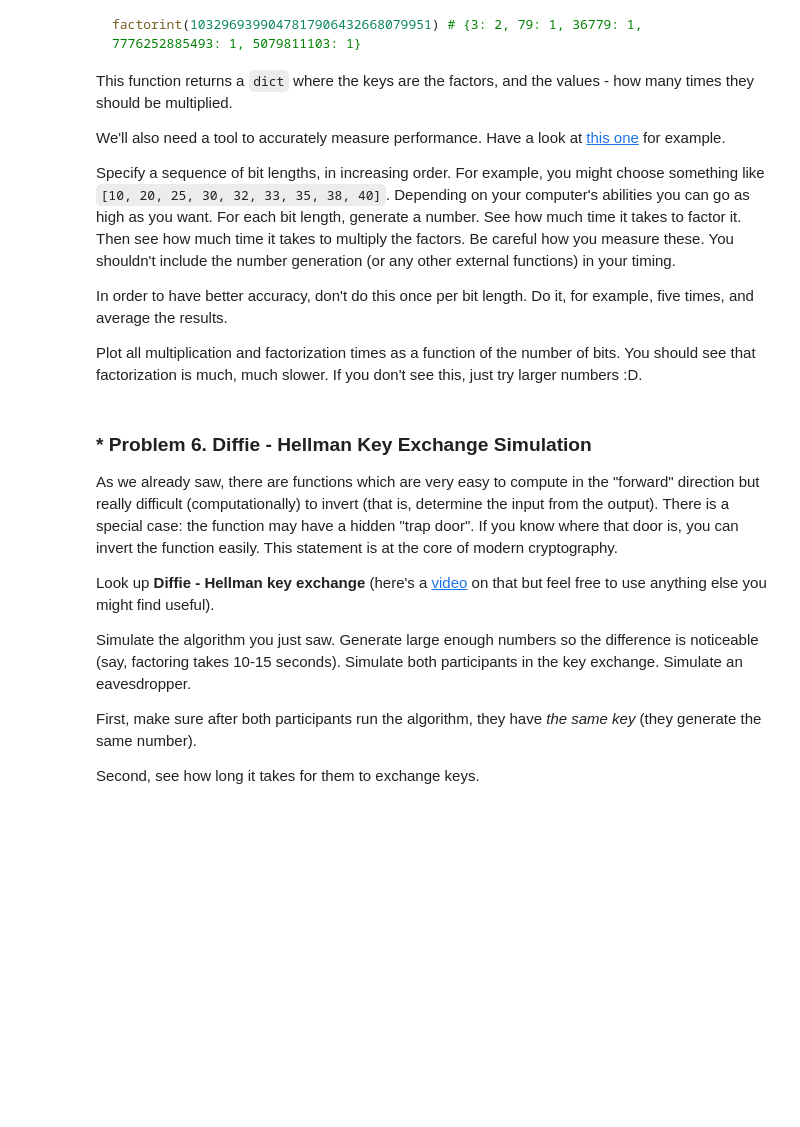
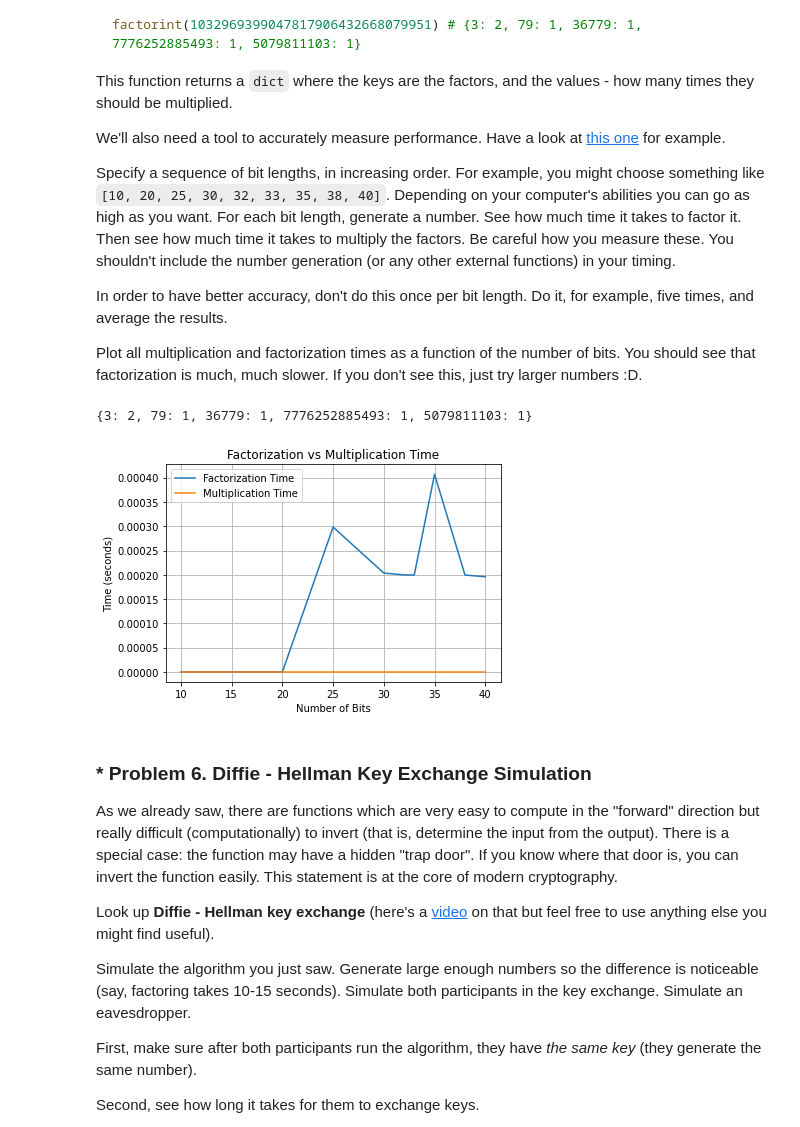
Before and after one commit to GalkaKG/Math-Concepts-for-Developers, a Jupyter notebook: 04. Exercise Basic algebra/Basic Algebra Exercise.ipynb, the cells around one changed output. Cells and saved outputs as stored; diff of their text form; code cells hidden in the pictures; blank space fills up the shorter version.

```diff
--- a/04. Exercise Basic algebra/Basic Algebra Exercise.ipynb
+++ b/04. Exercise Basic algebra/Basic Algebra Exercise.ipynb
@@ -658,0 +659,19 @@ Plot all multiplication and factorization times as a function of the number of b
+# %%
+factorint(1032969399047817906432668079951)
+# keys are the factors, values - how many times they should be multiplied
+# %% [output]
+{3: 2, 79: 1, 36779: 1, 7776252885493: 1, 5079811103: 1}
+# %%
+def generate_random_number(n_bits):
+    """
+    Генерира случайно число с даден брой битове
+    """
+    return random.getrandbits(n_bits)
+
+
+def factorize_number(n):
+    """
+    Факторизира дадено число
+    """
+    factors = factorint(n)
+    return factors
@@ -659,3 +715,21 @@ Plot all multiplication and factorization times as a function of the number of b
+# %%
+# Списък с брой битове за числата
+bit_lengths = [10, 20, 25, 30, 32, 33, 35, 38, 40]
+
+# Изпълнение на експеримента
+factorization_times, multiplication_times = run_experiment(bit_lengths)
+
+# Изобразяване на резултатите
+plt.plot(bit_lengths, factorization_times, label="Factorization Time")
+plt.plot(bit_lengths, multiplication_times, label="Multiplication Time")
+plt.xlabel("Number of Bits")
+plt.ylabel("Time (seconds)")
+plt.title("Factorization vs Multiplication Time")
+plt.legend()
+plt.grid(True)
+plt.show()
+# %% [output]
+[figure, added]
 # %% [markdown]
 ### * Problem 6. Diffie - Hellman Key Exchange Simulation
 As we already saw, there are functions which are very easy to compute in the "forward" direction but really difficult (computationally) to invert (that is, determine the input from the output). There is a special case: the function may have a hidden "trap door". If you know where that door is, you can invert the function easily. This statement is at the core of modern cryptography.
```
Also changed, not shown: parts of 4 cells of this notebook, 1 other file.
